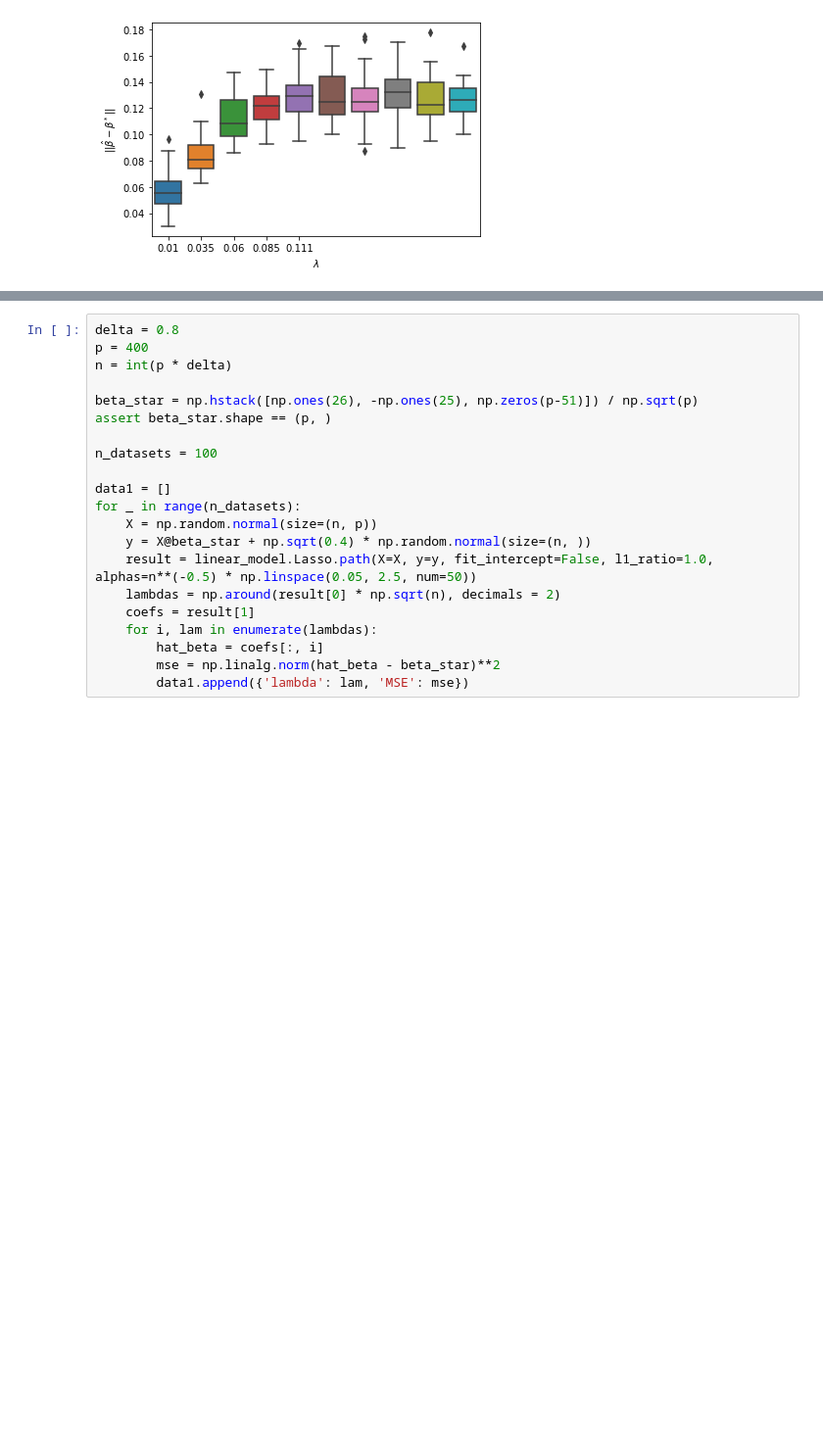
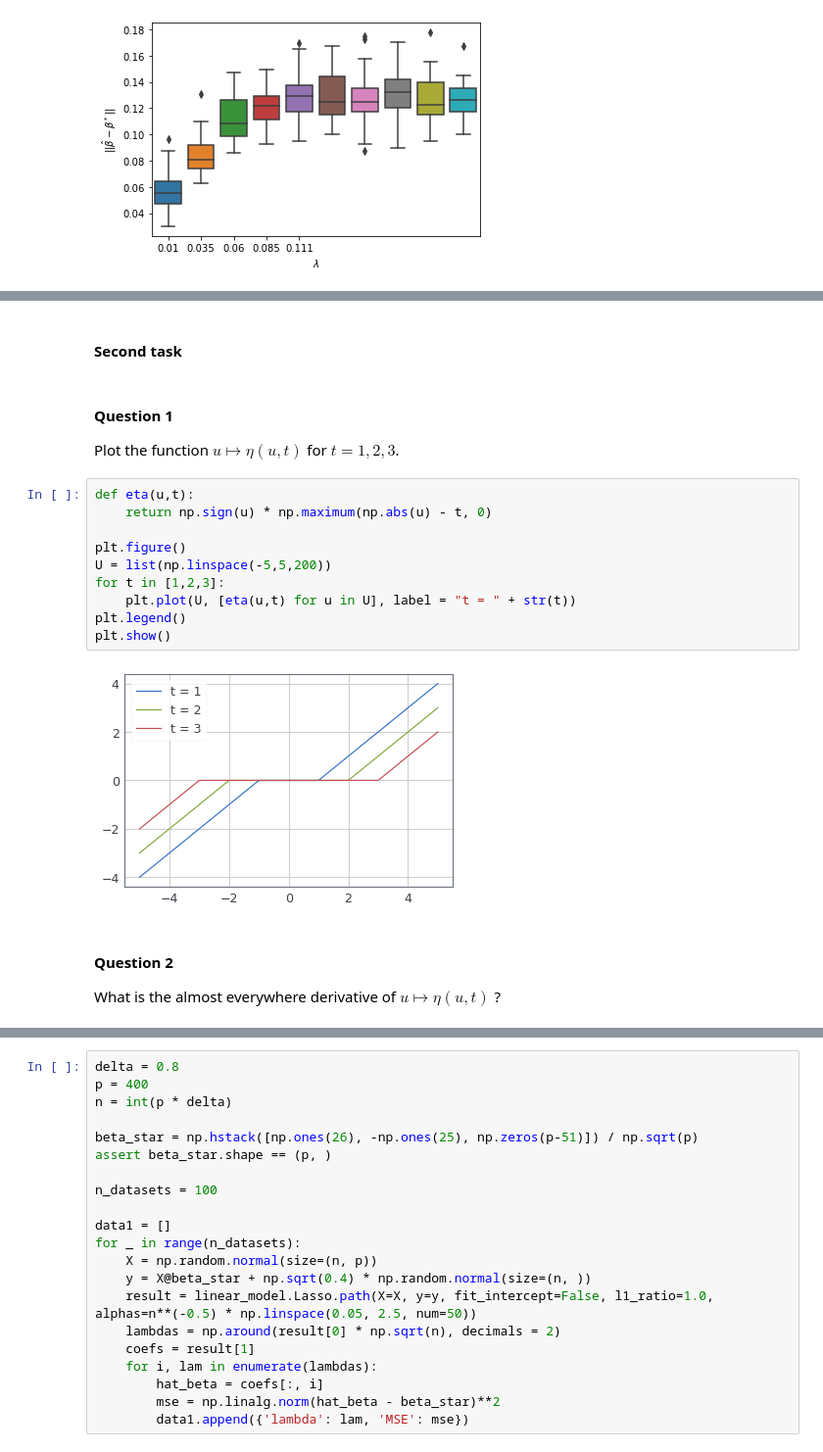
Before and after one commit to JulienKhlt/Hista, a Jupyter notebook: Projet_HISTA_FargeonKhlautRuhlmann.ipynb, the cells around one changed output, grey strips where cells are left out. Shown: that part at 98% size. Cells and saved outputs as stored; diff of their text form; blank space fills up the shorter version.

```diff
--- a/Projet_HISTA_FargeonKhlautRuhlmann.ipynb
+++ b/Projet_HISTA_FargeonKhlautRuhlmann.ipynb
@@ -125,0 +178,20 @@ Text(0, 0.5, '$ || \\hat{\\beta} - \\beta^* ||$')
+# %% [markdown]
+#### Second task
+# %% [markdown]
+#### Question 1
+Plot the function $u \mapsto \eta(u,t)$ for $t = 1,2,3$.
+# %%
+def eta(u,t):
+    return np.sign(u) * np.maximum(np.abs(u) - t, 0)
+
+plt.figure()
+U = list(np.linspace(-5,5,200))
+for t in [1,2,3]:
+    plt.plot(U, [eta(u,t) for u in U], label = "t = " + str(t))
+plt.legend()
+plt.show()
+# %% [output]
+[figure, added]
+# %% [markdown]
+#### Question 2
+What is the almost everywhere derivative of $u \mapsto \eta(u,t)$ ?
```
Also changed, not shown: parts of 14 cells of this notebook.
